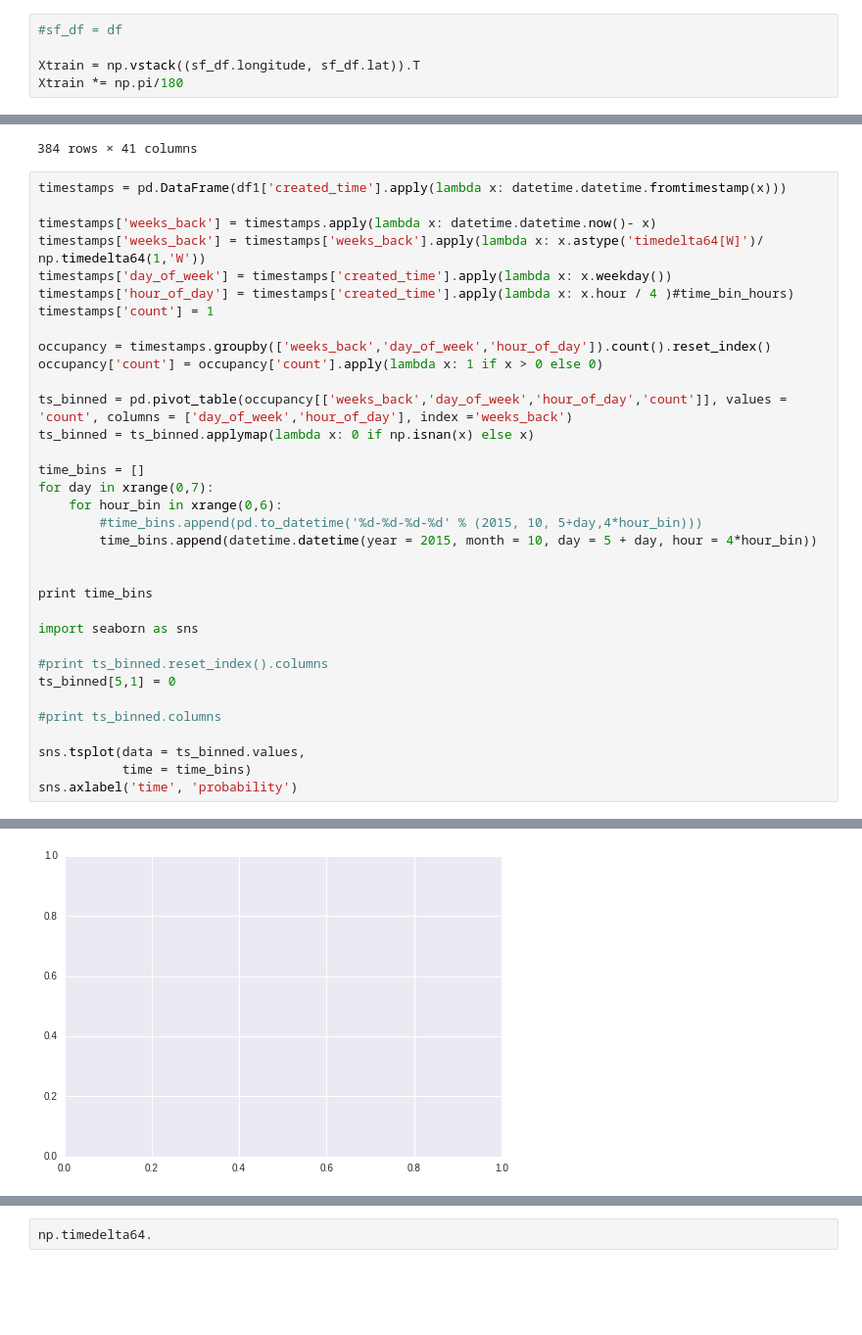
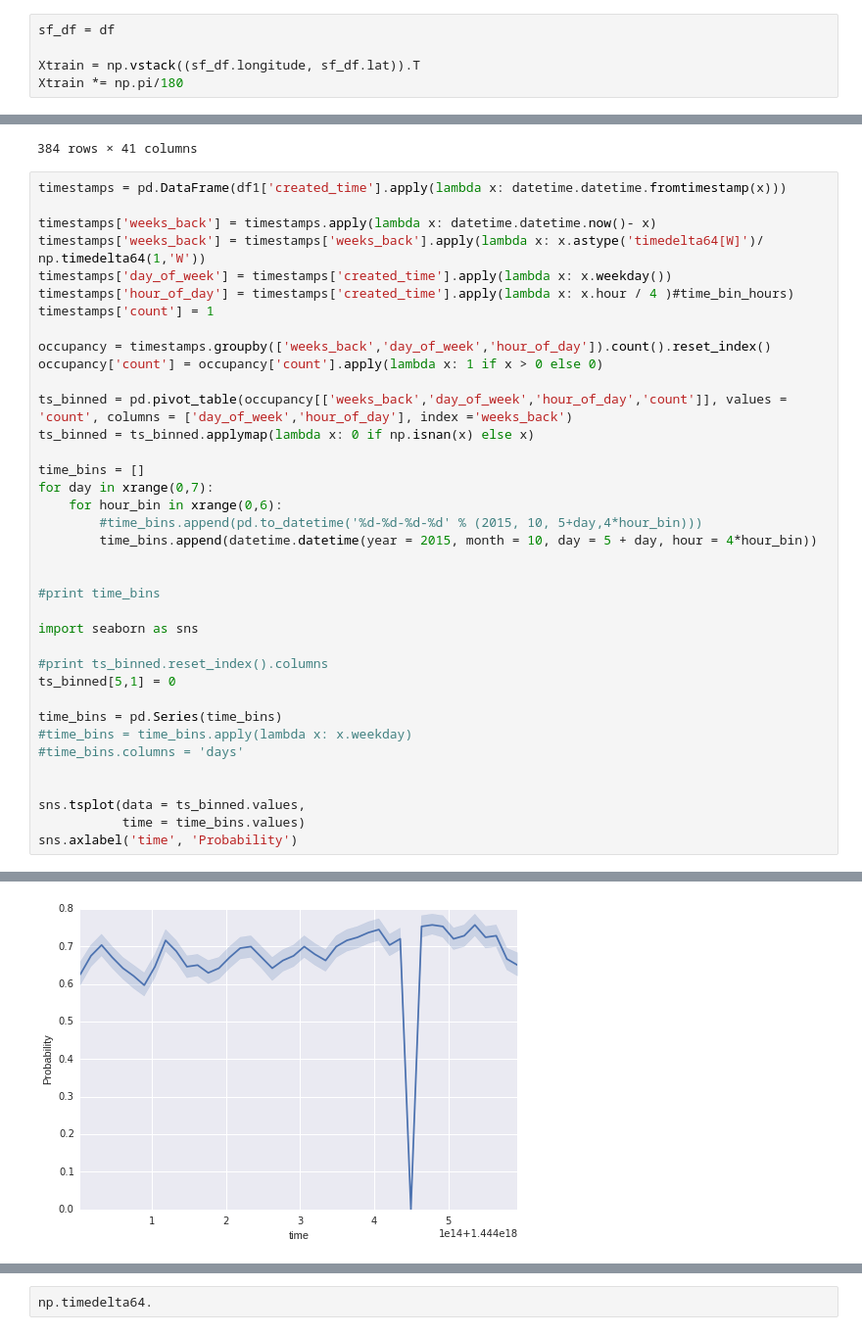
Before and after one commit to mdnip/InsightProject, a Jupyter notebook: San Francisco.ipynb, the cells around one changed output, grey strips where cells are left out. Shown: that part at 98% size. Cells and saved outputs as stored; diff of their text form; blank space fills up the shorter version.

```diff
--- a/San Francisco.ipynb
+++ b/San Francisco.ipynb
@@ -63,7 +63,7 @@ sf_df = df[(df.lat <= filter_coord['ul_lat']) & (df.longitude <= filter_coord['u
 
 sf_df = sf_df.reset_index()
 # %%
-#sf_df = df
+sf_df = df
 
 Xtrain = np.vstack((sf_df.longitude, sf_df.lat)).T
 Xtrain *= np.pi/180
@@ -237,16 +237,19 @@ for day in xrange(0,7):
         time_bins.append(datetime.datetime(year = 2015, month = 10, day = 5 + day, hour = 4*hour_bin))
 
 
-print time_bins
+#print time_bins
 
 import seaborn as sns
 
 #print ts_binned.reset_index().columns
 ts_binned[5,1] = 0
 
-#print ts_binned.columns
+time_bins = pd.Series(time_bins)
+#time_bins = time_bins.apply(lambda x: x.weekday)
+#time_bins.columns = 'days'
+
 
 sns.tsplot(data = ts_binned.values,
-           time = time_bins)
-sns.axlabel('time', 'probability')
+           time = time_bins.values)
+sns.axlabel('time', 'Probability')
 # %% [output]
@@ -255 +256 @@ ValueError: invalid literal for float(): 2015-10-9-8
-[figure, old version]
+[figure, new version]
```
Also changed, not shown: parts of 9 cells of this notebook, 3 other files.
